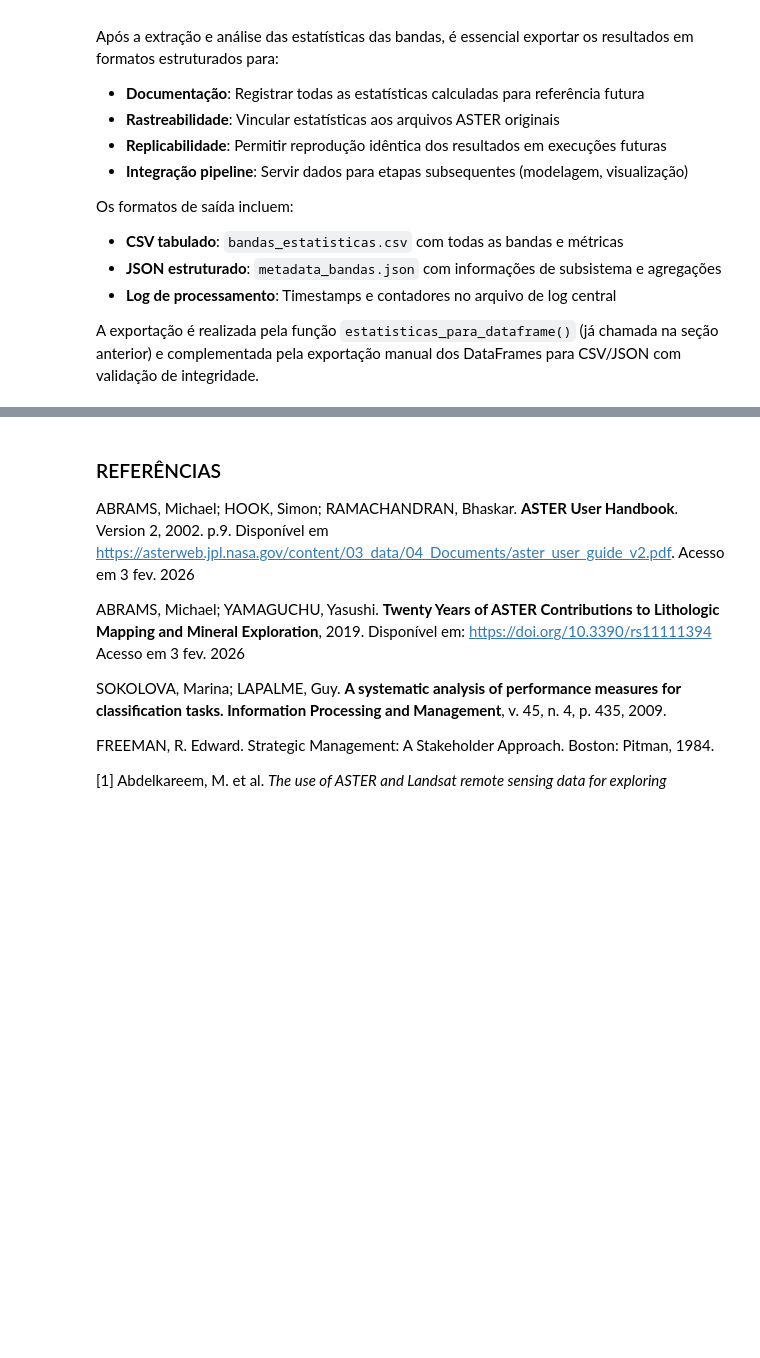
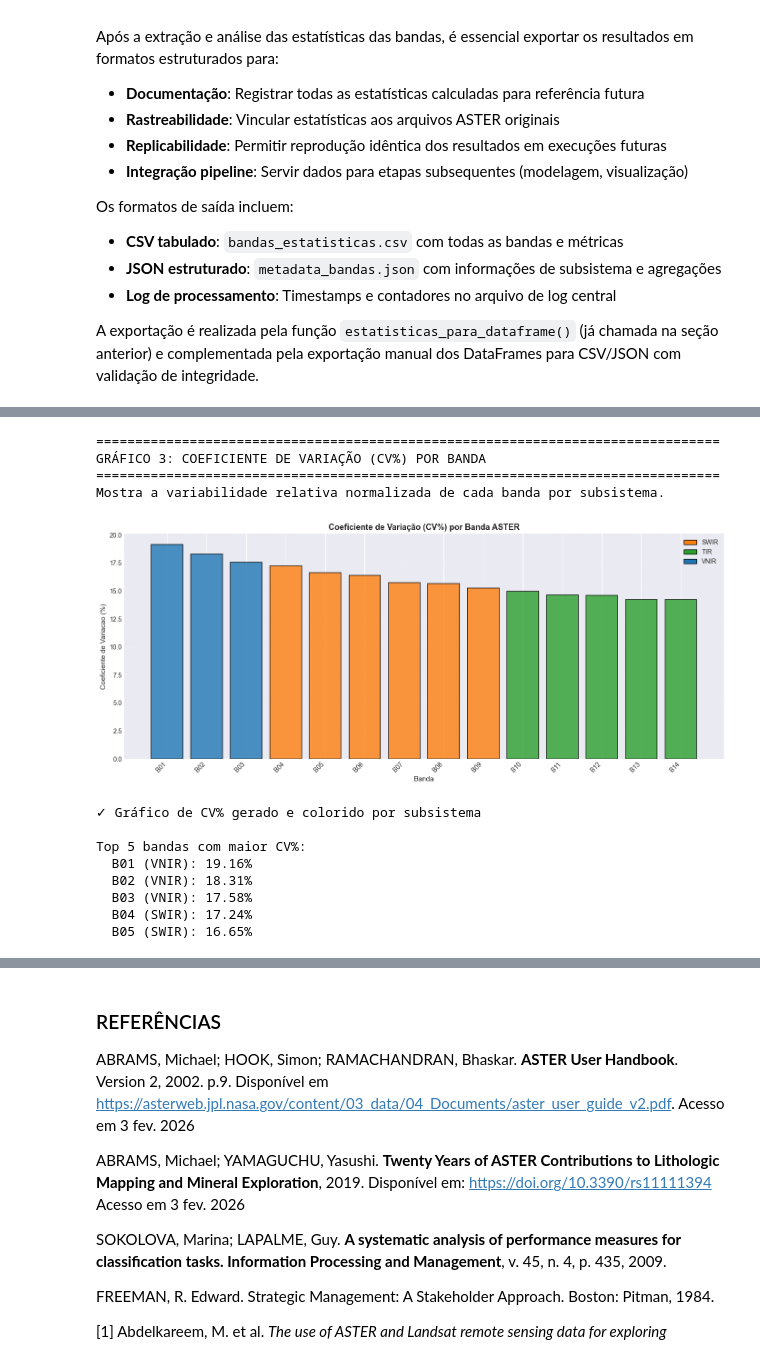
Before and after one commit to pedroauler12/SpectraAI, a Jupyter notebook: artefatos/a01_eda_pipeline/a01_eda_pipeline.ipynb, the cells around one changed output, grey strips where cells are left out. Cells and saved outputs as stored; diff of their text form; code cells hidden in the pictures; blank space fills up the shorter version.

```diff
--- a/artefatos/a01_eda_pipeline/a01_eda_pipeline.ipynb
+++ b/artefatos/a01_eda_pipeline/a01_eda_pipeline.ipynb
@@ -1122,0 +1299,41 @@ logger.info(f"\n Salvamento de resultados concluído")
+# %%
+# Gráfico 3: Coeficiente de Variação (CV%) por Banda
+print("\n" + "="*80)
+print("GRÁFICO 3: COEFICIENTE DE VARIAÇÃO (CV%) POR BANDA")
+print("="*80)
+print("Mostra a variabilidade relativa normalizada de cada banda por subsistema.")
+
+df_cv_plot = df_band_stats[['banda', 'subsistema', 'cv']].copy()
+df_cv_plot = df_cv_plot.sort_values('cv', ascending=False)
+
+fig_cv, ax_cv = plt.subplots(figsize=(14, 6))
+ax_cv = plot_band_coefficient_variation(
+    df_cv_plot,
+    band_col='banda',
+    value_col='cv',
+    subsistema_col='subsistema',
+    figsize=(14, 6),
+    title='Coeficiente de Variação (CV%) por Banda ASTER',
+    ax=ax_cv
+)
+plt.tight_layout()
+plt.show()
+
+print(f"✓ Gráfico de CV% gerado e colorido por subsistema\n")
+print(f"Top 5 bandas com maior CV%:")
+for idx, row in df_band_stats.nlargest(5, 'cv').iterrows():
+    print(f"  {row['banda']} ({row['subsistema']}): {row['cv']:.2f}%")
+# %% [output]
+================================================================================
+GRÁFICO 3: COEFICIENTE DE VARIAÇÃO (CV%) POR BANDA
+================================================================================
+Mostra a variabilidade relativa normalizada de cada banda por subsistema.
+[figure, added]
+✓ Gráfico de CV% gerado e colorido por subsistema
+
+Top 5 bandas com maior CV%:
+  B01 (VNIR): 19.16%
+  B02 (VNIR): 18.31%
+  B03 (VNIR): 17.58%
+  B04 (SWIR): 17.24%
+  B05 (SWIR): 16.65%
```
Also changed, not shown: parts of 16 cells of this notebook, 1 other file.
